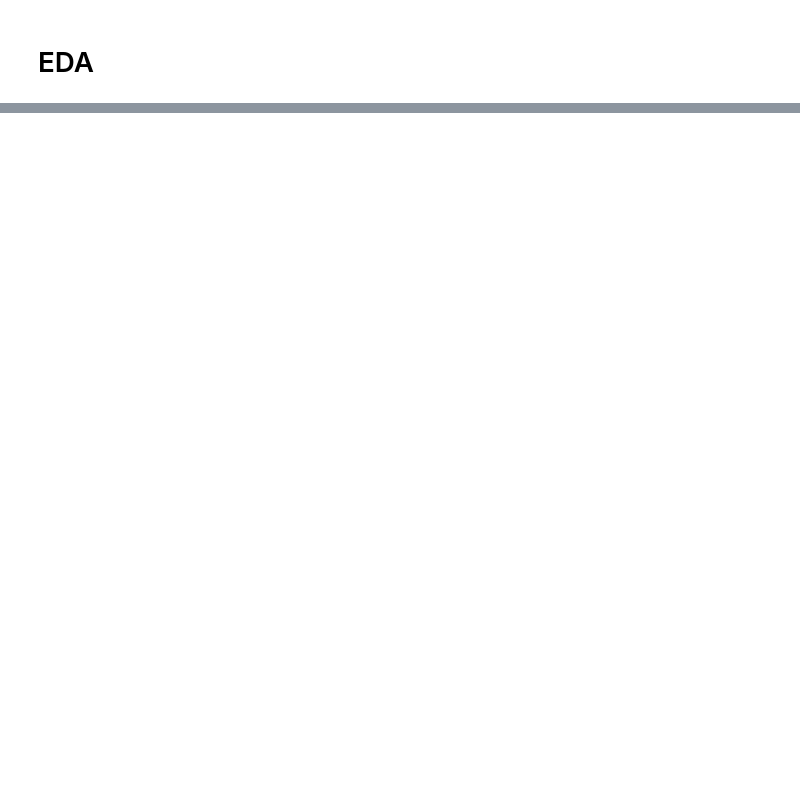
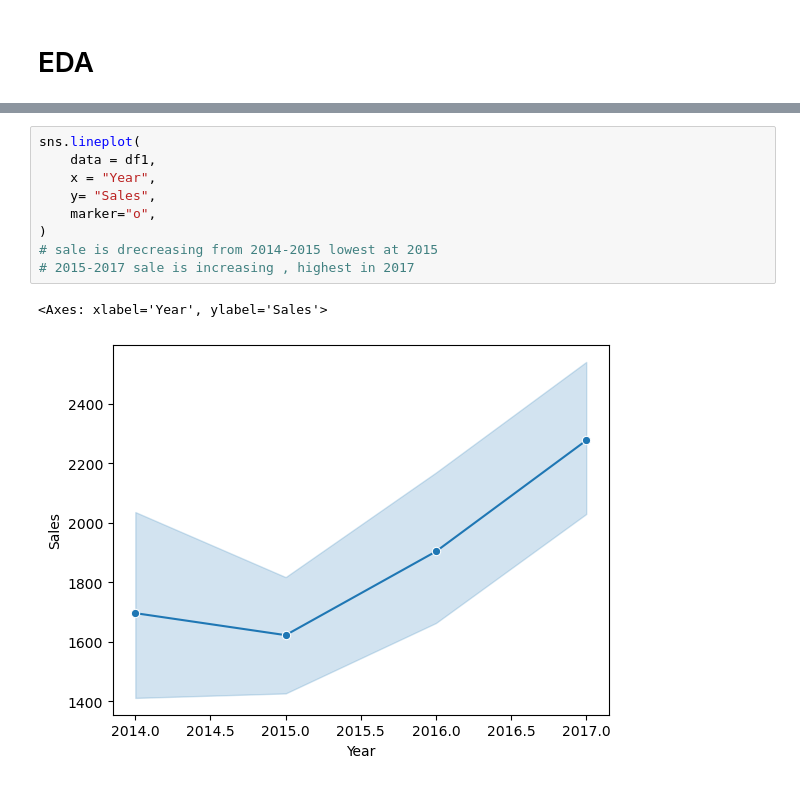
Before and after one commit to ayushporwal2006/FUTURE_ML_01, a Jupyter notebook: Task_1.ipynb, the cells around one changed output, grey strips where cells are left out. Drawn from its saved outputs; the diff is of its cells as text; blank space fills up the shorter version.

```diff
--- a/Task_1.ipynb
+++ b/Task_1.ipynb
@@ -127 +138,13 @@ Index(['Order Date', 'Sales', 'Year', 'Month', 'Day', 'DayofWeek', 'Lag_1',
       dtype='object')
+# %%
+sns.lineplot(
+    data = df1,
+    x = "Year",
+    y= "Sales",
+    marker="o",
+)
+# sale is drecreasing from 2014-2015 lowest at 2015
+# 2015-2017 sale is increasing , highest in 2017
+# %% [output]
+<Axes: xlabel='Year', ylabel='Sales'>
+[figure, added]
```
Also changed, not shown: parts of 16 cells of this notebook.
